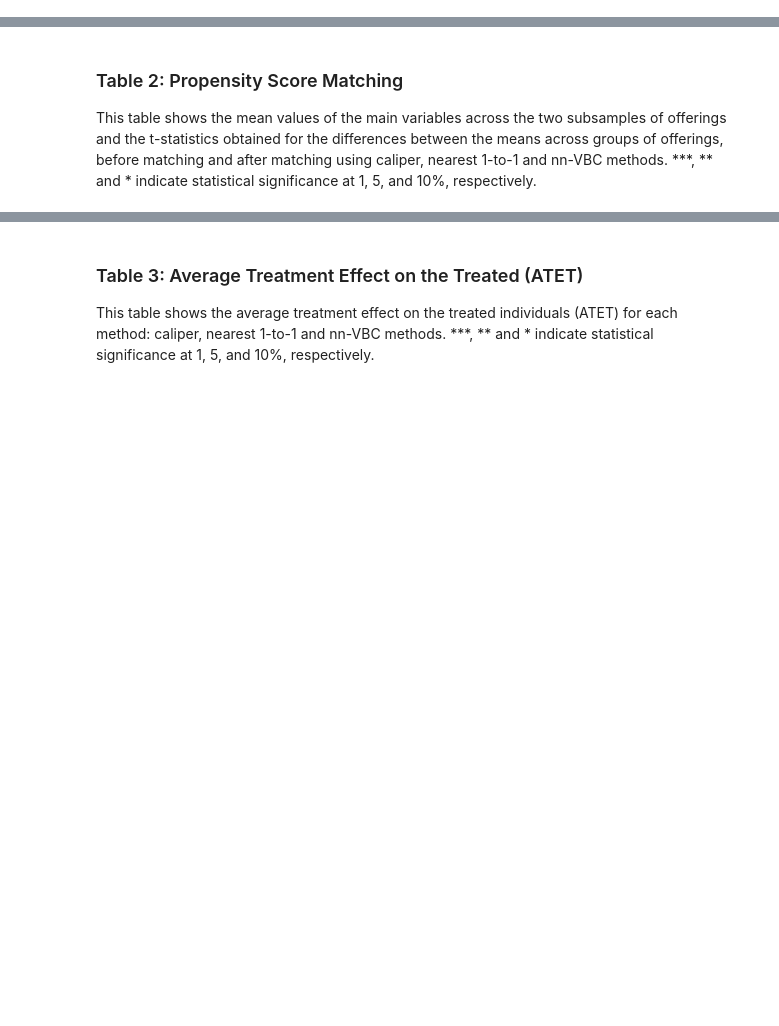
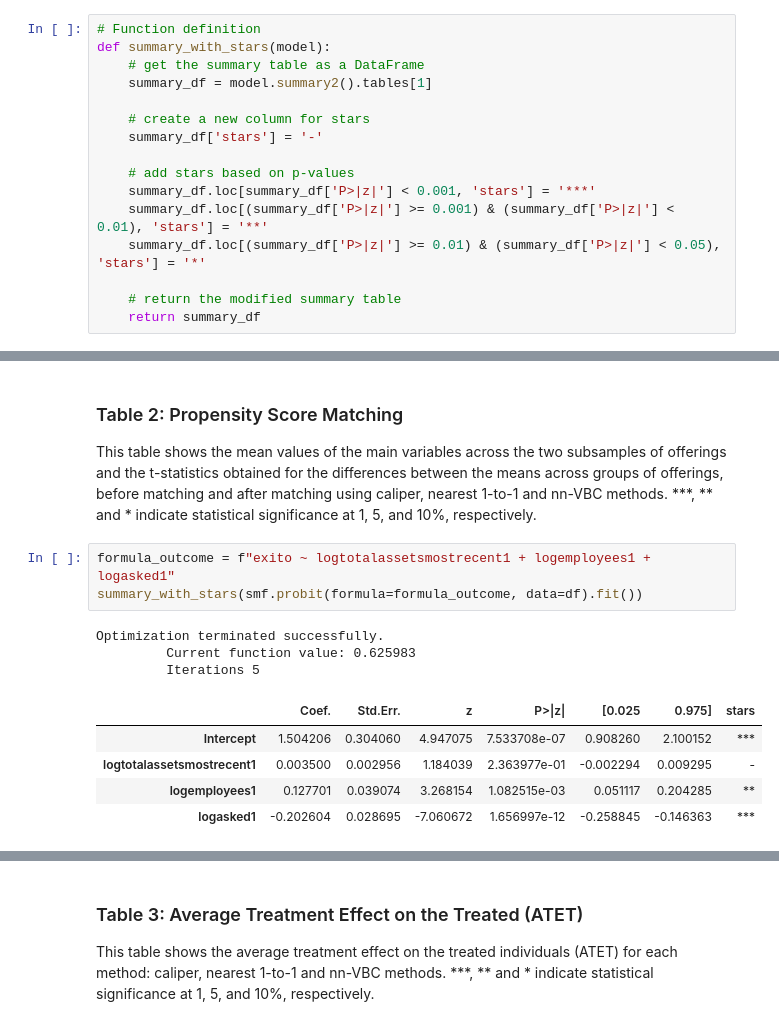
Before and after one commit to alvarorezola/MendozaEtAl2023-VC, a Jupyter notebook: script.ipynb, the cells around one changed output, grey strips where cells are left out. Saved outputs shown, nothing was run; the diff lists cells and outputs as text; blank space fills up the shorter version.

```diff
--- a/script.ipynb
+++ b/script.ipynb
@@ -16,0 +27,16 @@ Nuria Suárez
+# %%
+# Function definition
+def summary_with_stars(model):
+    # get the summary table as a DataFrame
+    summary_df = model.summary2().tables[1]
+
+    # create a new column for stars
+    summary_df['stars'] = '-'
+
+    # add stars based on p-values
+    summary_df.loc[summary_df['P>|z|'] < 0.001, 'stars'] = '***'
+    summary_df.loc[(summary_df['P>|z|'] >= 0.001) & (summary_df['P>|z|'] < 0.01), 'stars'] = '**'
+    summary_df.loc[(summary_df['P>|z|'] >= 0.01) & (summary_df['P>|z|'] < 0.05), 'stars'] = '*'
+
+    # return the modified summary table
+    return summary_df
@@ -20,3 +151,15 @@ This table shows the descriptive statistics – mean, standard deviation, 25th p
 # %% [markdown]
 ### Table 2: Propensity Score Matching
 This table shows the mean values of the main variables across the two subsamples of offerings and the t-statistics obtained for the differences between the means across groups of offerings, before matching and after matching using caliper, nearest 1-to-1 and nn-VBC methods. ***, ** and * indicate statistical significance at 1, 5, and 10%, respectively.
+# %%
+formula_outcome = f"exito ~ logtotalassetsmostrecent1 + logemployees1 + logasked1"
+summary_with_stars(smf.probit(formula=formula_outcome, data=df).fit())
+# %% [output]
+Optimization terminated successfully.
+         Current function value: 0.625983
+         Iterations 5
+|  | Coef. | Std.Err. | z | P>|z| | [0.025 | 0.975] | stars |
+| Intercept | 1.504206 | 0.304060 | 4.947075 | 7.533708e-07 | 0.908260 | 2.100152 | *** |
+| logtotalassetsmostrecent1 | 0.003500 | 0.002956 | 1.184039 | 2.363977e-01 | -0.002294 | 0.009295 | - |
+| logemployees1 | 0.127701 | 0.039074 | 3.268154 | 1.082515e-03 | 0.051117 | 0.204285 | ** |
+| logasked1 | -0.202604 | 0.028695 | -7.060672 | 1.656997e-12 | -0.258845 | -0.146363 | *** |
```
Also changed, not shown: parts of 12 cells of this notebook, 2 other files.
